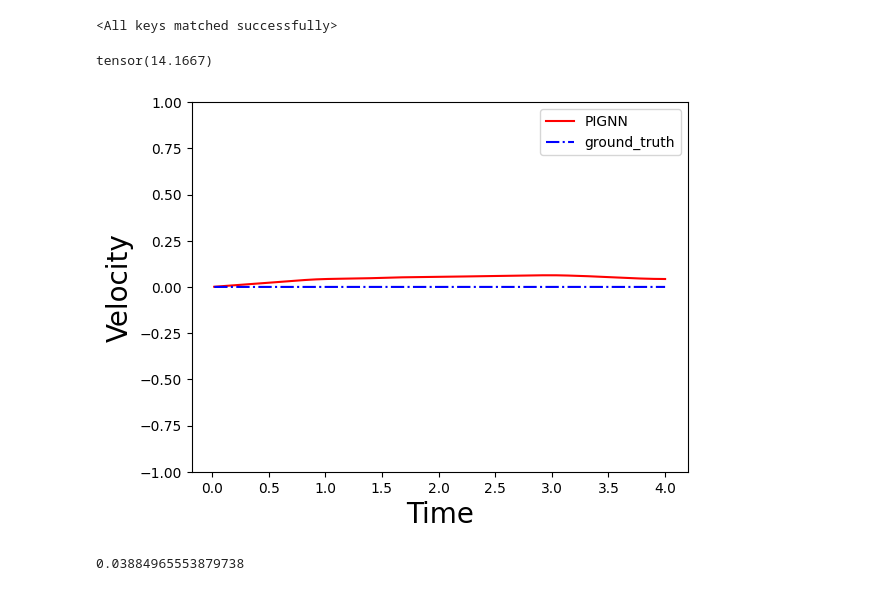
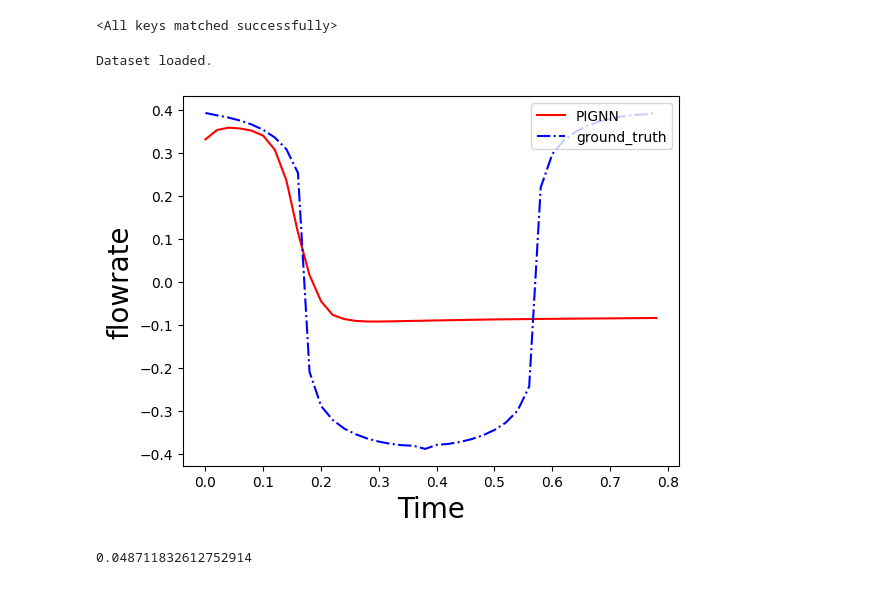
Before and after one commit to tamtran22/graph_batching, a Jupyter notebook: train1D_v3_1.ipynb, the cells around one changed output. Drawn from its saved outputs; the diff is of its cells as text; code cells hidden in the pictures.

```diff
--- a/train1D_v3_1.ipynb
+++ b/train1D_v3_1.ipynb
@@ -49,11 +35,15 @@ train_dataset
+# %%
+train_loader = DataLoader(dataset, batch_size=30)
+test_loader = DataLoader(dataset, batch_size=30)
 # %% [markdown]
 Train
 # %%
 import os
 import torch
-from networks.network_parc import PARC
-os.environ["CUDA_VISIBLE_DEVICES"]="1"
+from networks.network_parc_processor import PARC
+os.environ["CUDA_VISIBLE_DEVICES"]="3"
 from networks.network_recurrent import objectview
+from networks.loss import WeightedMSELoss
 CUDA_LAUNCH_BLOCKING=1
 torch.cuda.empty_cache()
 
@@ -61,8 +51,9 @@ torch.cuda.empty_cache()
 args = objectview({
     'n_fields' : 2,
     'n_timesteps' : 1,
-    'n_hiddenfields' : 128,
+    'n_hiddenfields' : 64,
     'n_meshfields' : dataset[0].node_attr.size(1),
+    'n_bcfields' : 1,
     'timesteps' : 0.02,
     'device' : torch.device("cuda:0" if torch.cuda.is_available() else "cpu"),
     'lr' : 5e-7,
@@ -76,7 +67,8 @@ model = PARC(
     n_fields=args.n_fields,
     n_timesteps=args.n_timesteps,
     n_hiddenfields=args.n_hiddenfields,
-    n_meshfields=args.n_meshfields
+    n_meshfields=args.n_meshfields,
+    n_bcfields=args.n_bcfields
 )
 model = model.to(args.device)
 optimizer = torch.optim.Adam(model.parameters(), lr=args.lr, weight_decay=args.weight_decay)
@@ -201,7 +217,8 @@ model = PARC(
     n_fields=args.n_fields,
     n_timesteps=args.n_timesteps,
     n_hiddenfields=args.n_hiddenfields,
-    n_meshfields=args.n_meshfields
+    n_meshfields=args.n_meshfields,
+    n_bcfields=args.n_bcfields
 )
 model = model.to(args.device)
 model.load_state_dict(torch.load('models/parc_v2_epoch25.pth'))
@@ -215,51 +232,64 @@ def plot_comparison(model, data):
     n_time = data.pressure.size(1)
     edge_index = data.edge_index.to(args.device)
     mesh_features = data.node_attr.to(args.device)
-    F_initial = torch.cat([data.pressure[:,0].unsqueeze(1), data.velocity[:,0].unsqueeze(1)], dim=-1)\
-                .to(args.device) # concat pressure and velocity
+    F_bc = data.flowrate_bc.to(args.device)
+    weight = data.node_weight.to(args.device)
+    F_initial = torch.cat([
+        data.pressure[:,0].unsqueeze(1),
+        data.flowrate[:,0].unsqueeze(1)
+    ], dim=-1).to(args.device) # concat pressure and flowrate
     model.n_timesteps = n_time - 1
 
     with torch.no_grad():
-        Fs, F_dots = model(F_initial, mesh_features, edge_index)
+        Fs, F_dots = model(F_initial, mesh_features, edge_index, F_bc)
 
-        Fs_hat = torch.cat([data.pressure.unsqueeze(-1), data.velocity.unsqueeze(-1)], dim=-1)\
-                    .to(args.device) # concat pressure and velocity
+        Fs_hat = torch.cat([
+            data.pressure.unsqueeze(-1),
+            data.flowrate.unsqueeze(-1)
+        ], dim=-1).to(args.device) # concat pressure and flowrate
 
         # F_dots_hat = cal_derivative(Fs_hat, dim=1, delta_t=args.timesteps)
-        F_dots_hat = torch.cat([data.pressure_dot.unsqueeze(-1), data.velocity_dot.unsqueeze(-1)], dim=-1)\
-                .to(args.device)
+        F_dots_hat = torch.cat([
+            data.pressure_dot.unsqueeze(-1),
+            data.flowrate_dot.unsqueeze(-1)
+        ], dim=-1).to(args.device)
 
         Fs_hat = Fs_hat[:,1:,:]
         F_dots_hat = F_dots_hat[:,1:,:]
 
         loss = (1.-args.train_lambda)*criterion(Fs_hat, Fs) + \
             args.train_lambda*criterion(F_dots_hat, F_dots)
 
         total_loss = loss.item()
     # print(Fs.size(), Fs_hat.size())
 
 
 
 
     # plot
-    i_node = 55000
+    i_node = 50
     i_field = 1
-    print((data.node_attr[i_node,5] + 1)*25/2)
-    y_pred = Fs.cpu().numpy()[i_node,:,i_field]
-    y_true = Fs_hat.cpu().numpy()[i_node,:,i_field]
-    x = [i * 4.0 /200 for i in range(1,201)]
+    y_pred = F_dots.cpu().numpy()[i_node,:,i_field]
+    y_true = F_dots_hat.cpu().numpy()[i_node,:,i_field]
+    x = [i * 4.0 /200 for i in range(y_pred.shape[0])]
     plt.plot(x, y_pred, c='red', label='PIGNN')
     plt.plot(x, y_true, c='blue', linestyle='dashdot', label='ground_truth')
-    plt.ylim([-1,1])
+    # plt.ylim([-1,1])
     plt.legend(loc='upper right')
-    plt.ylabel('Velocity', fontsize=20)
+    plt.ylabel('flowrate', fontsize=20)
     plt.xlabel('Time', fontsize=20)
     plt.show()
 
     return total_loss
 
-plot_comparison(model, dataset[5])
+dataset = OneDDatasetLoader(
+    root_dir='/data1/tam/downloaded_datasets_nodeattr_v2',
+    sub_dir='/validation/'
+)
+print('Dataset loaded.')
+
+plot_comparison(model, train_dataset[35])
 # %% [output]
-tensor(14.1667)
+Dataset loaded.
-[figure, old version]
+[figure, new version]
-0.03884965553879738
+0.048711832612752914
```
Also changed, not shown: parts of 6 cells of this notebook, 22 other files.
